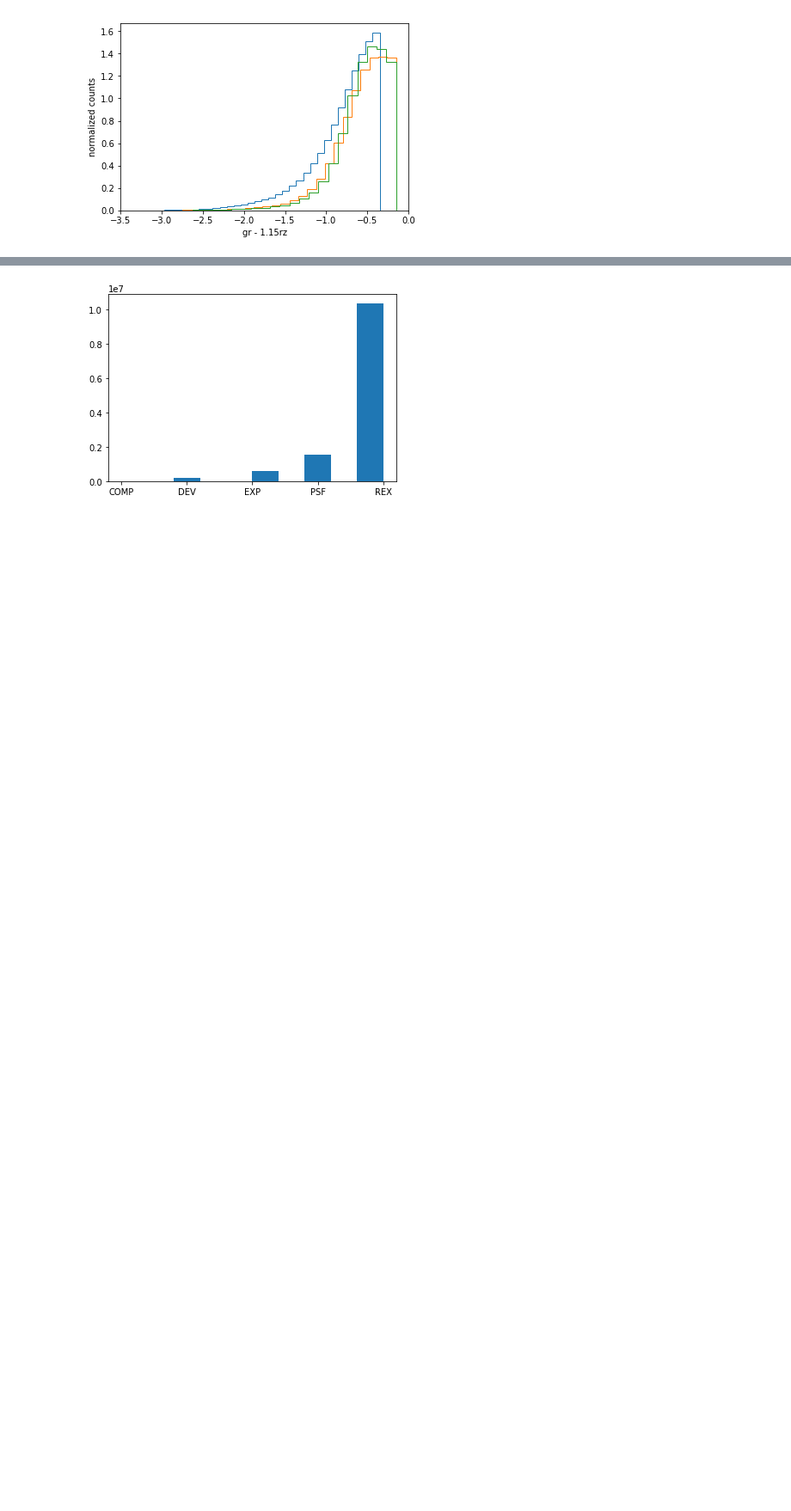
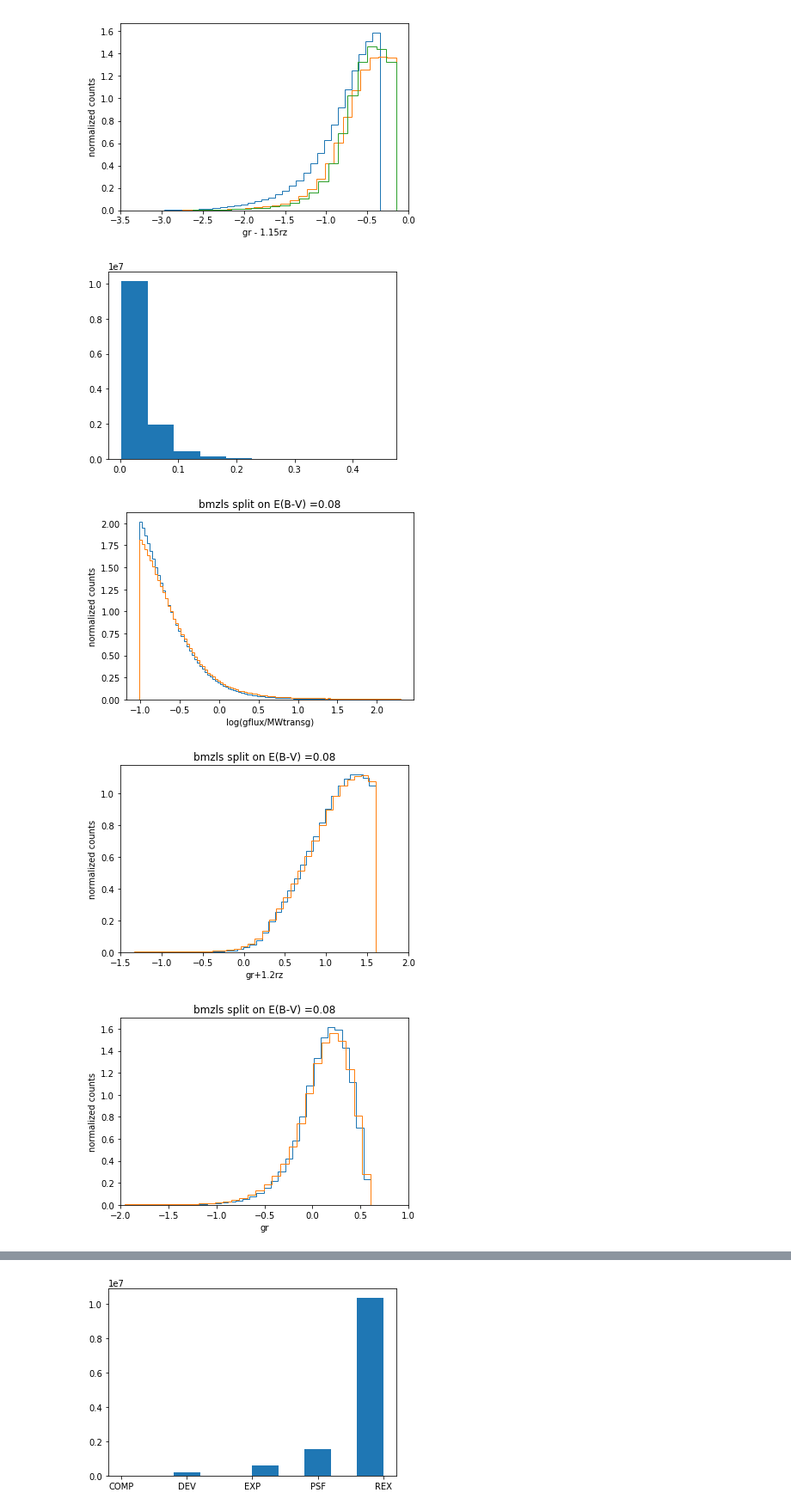
Before and after one commit to desihub/LSS, a Jupyter notebook: Sandbox/DESItarget.ipynb, the cells around one changed output, grey strips where cells are left out. Shown at 86% size. Saved outputs shown, nothing was run; the diff lists cells and outputs as text; code cells hidden in the pictures; blank space fills up the shorter version.

```diff
--- a/Sandbox/DESItarget.ipynb
+++ b/Sandbox/DESItarget.ipynb
@@ -324,3 +324,49 @@ plt.show()
 [figure]
 [figure]
 [figure]
+# %%
+#Look at similar, but split into high and low extinction, bmzls first
+plt.hist(d1['EBV'])
+plt.show()
+
+lebv = felg[sd1]['EBV'] < 0.08
+plt.hist(np.log(gfluxc[sd1][lebv]),bins=100,normed=True,histtype='step')
+plt.hist(np.log(gfluxc[sd1][~lebv]),bins=100,normed=True,histtype='step')
+plt.xlabel('log(gflux/MWtransg)')
+plt.ylabel('normalized counts')
+plt.title('bmzls split on E(B-V) =0.08')
+plt.show()
+plt.hist(gr[sd1][lebv]+1.2*rz[sd1][lebv],bins=100,normed=True,histtype='step')
+plt.hist(gr[sd1][~lebv]+1.2*rz[sd1][~lebv],bins=100,normed=True,histtype='step')
+plt.xlim(-1.5,2)
+plt.xlabel('gr+1.2rz')
+plt.ylabel('normalized counts')
+plt.title('bmzls split on E(B-V) =0.08')
+plt.show()
+plt.hist(gr[sd1][lebv],bins=100,normed=True,histtype='step')
+plt.hist(gr[sd1][~lebv],bins=100,normed=True,histtype='step')
+plt.xlabel('gr')
+plt.ylabel('normalized counts')
+plt.title('bmzls split on E(B-V) =0.08')
+plt.xlim(-2,1)
+plt.show()
+
+plt.hist(rz[sd1][lebv],bins=100,normed=True,histtype='step')
+plt.hist(rz[sd1][~lebv],bins=100,normed=True,histtype='step')
+plt.xlabel('rz')
+plt.ylabel('normalized counts')
+plt.title('bmzls split on E(B-V) =0.08')
+plt.show()
+
+plt.hist(gr[sd1][lebv]-1.15*rz[sd1][lebv],bins=100,normed=True,histtype='step')
+plt.hist(gr[sd1][~lebv]-1.15*rz[sd1][~lebv],bins=100,normed=True,histtype='step')
+plt.xlabel('gr - 1.15rz')
+plt.ylabel('normalized counts')
+plt.xlim(-3.5,0)
+plt.title('bmzls split on E(B-V) =0.08')
+plt.show()
+# %% [output]
+[figure, added]
+[figure, added]
+[figure, added]
+[figure, added]
```
Also changed, not shown: parts of 11 cells of this notebook.
